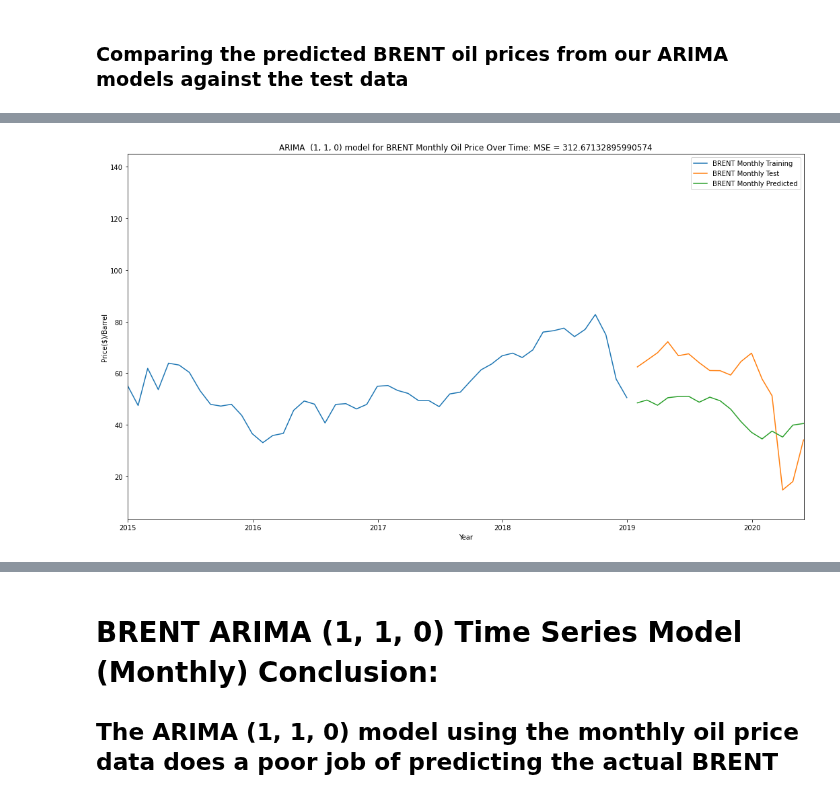
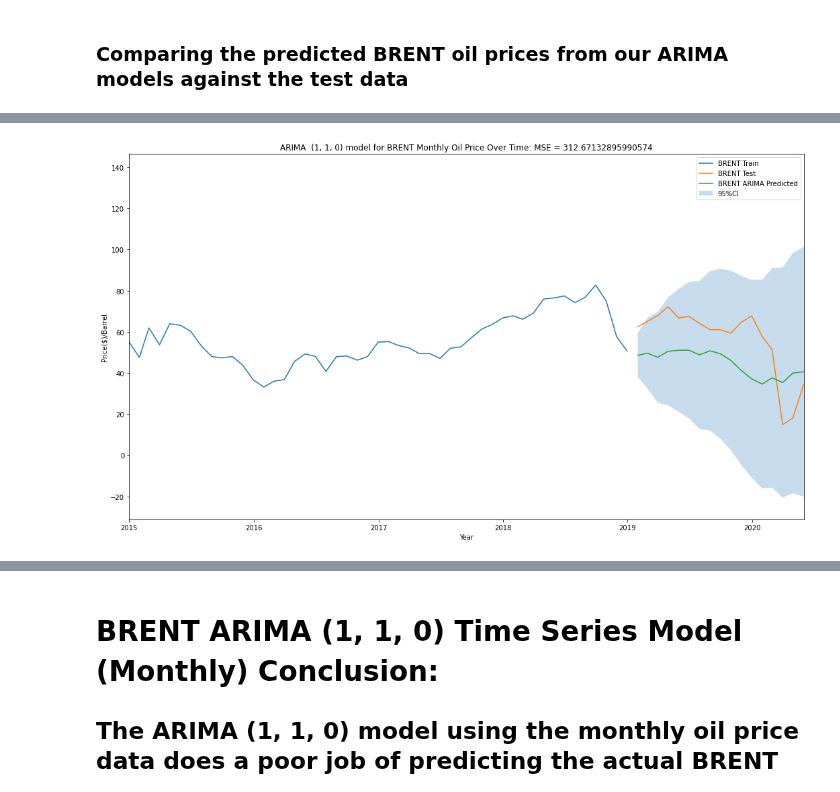
Before and after one commit to OlegRyzhkov2020/oil-project, a Jupyter notebook: analysis_in_R/Python_Time_Series_monthly.ipynb, the cells around one changed output, grey strips where cells are left out. Cells and saved outputs as stored; diff of their text form; code cells hidden in the pictures.

```diff
--- a/analysis_in_R/Python_Time_Series_monthly.ipynb
+++ b/analysis_in_R/Python_Time_Series_monthly.ipynb
@@ -483,18 +599,20 @@ BRENT_ARIMA_MSE = metrics.mean_squared_error(BRENT_test, BRENT_prediction)
 # %%
+#Visualising the predictions and original data using Matplotlib
+
 plt.xlabel('Year')
 plt.ylabel('Price($)/Barrel')
-plt.plot(BRENT_train,label="BRENT Monthly Training")
-plt.plot(BRENT_test,label="BRENT Monthly Test")
-plt.plot(BRENT_prediction,label="BRENT Monthly Predicted")
+plt.plot(BRENT_train,label="BRENT Train")
+plt.plot(BRENT_test,label="BRENT Test")
+plt.plot(BRENT_prediction,label="BRENT ARIMA Predicted")
 plt.fill_between(BRENT_lower_series.index,
                      BRENT_lower_series,
                      BRENT_upper_series,
                      alpha=0.25, label='95%CI')
 plt.xlim([datetime.date(2015, 1, 1), datetime.date(2020, 6, 1)])
 plt.title(f'ARIMA  (1, 1, 0) model for BRENT Monthly Oil Price Over Time: MSE = {BRENT_ARIMA_MSE}')
 plt.legend(loc = 'Left corner')
 plt.show()
 # %% [output]
-[figure, old version]
+[figure, new version]
 # %%
 print(f'The Model fit for the BRENT ARIMA  (1, 1, 0) model using the daily oil price data is: R2 = {BRENT_accuracy} and MSE = {BRENT_ARIMA_MSE}')
```
Also changed, not shown: parts of 13 cells of this notebook, 13 other files.
